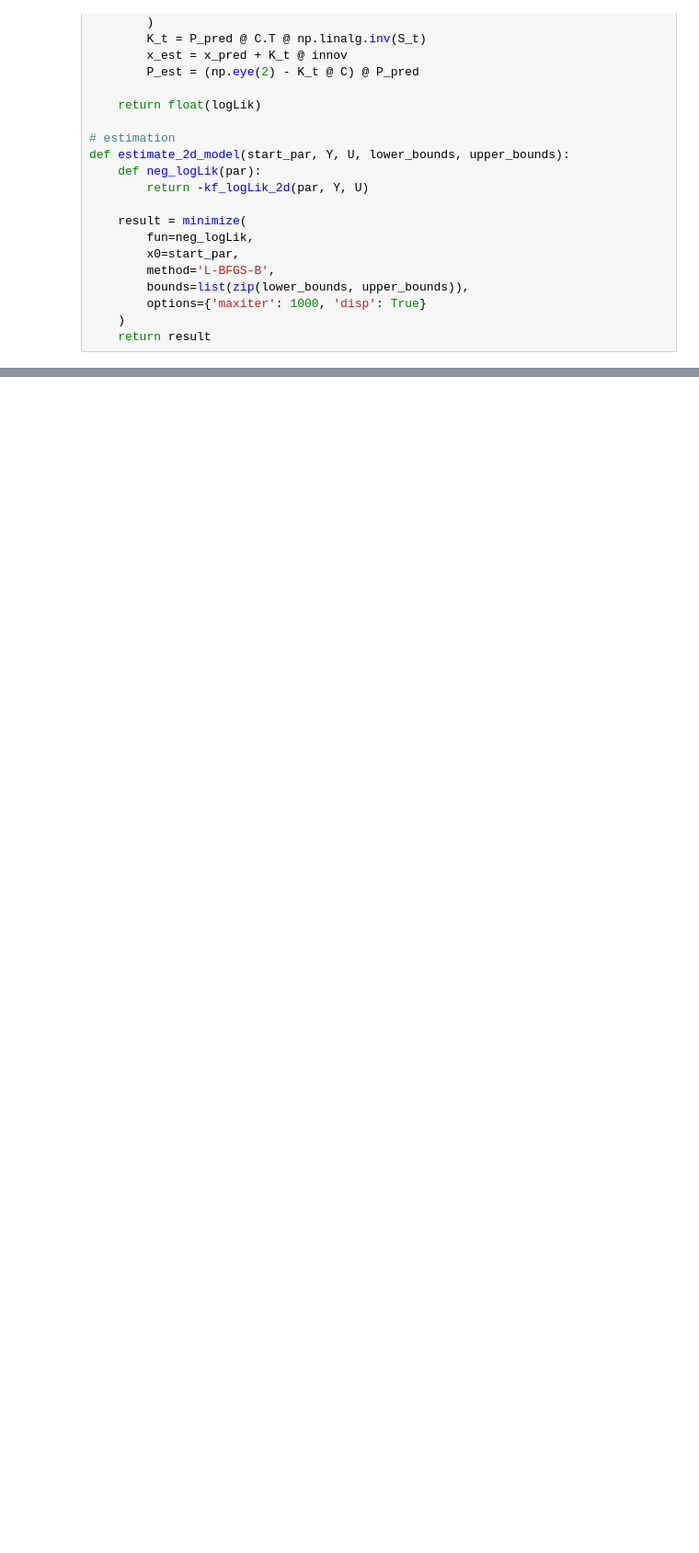
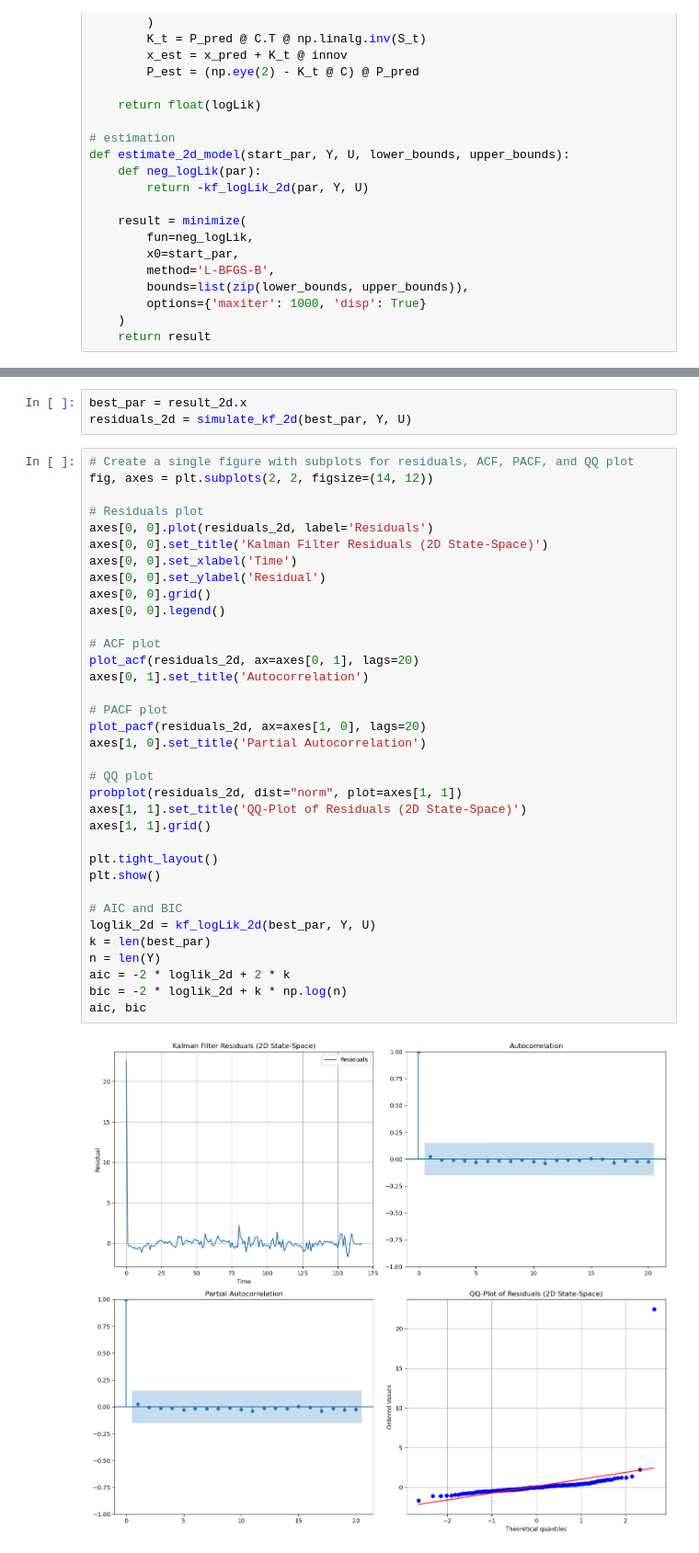
Before and after one commit to zosialenarczyk/time-series-analysis, a Jupyter notebook: assignment-4/param_estimation_state_space_model.ipynb, the cells around one changed output, grey strips where cells are left out. Shown: that part at 92% size. Cells and saved outputs as stored; diff of their text form; blank space fills up the shorter version.

```diff
--- a/assignment-4/param_estimation_state_space_model.ipynb
+++ b/assignment-4/param_estimation_state_space_model.ipynb
@@ -298,0 +304,40 @@ result_retry.x, result_retry.fun
+# %%
+best_par = result_2d.x
+residuals_2d = simulate_kf_2d(best_par, Y, U)
+# %%
+# Create a single figure with subplots for residuals, ACF, PACF, and QQ plot
+fig, axes = plt.subplots(2, 2, figsize=(14, 12))
+
+# Residuals plot
+axes[0, 0].plot(residuals_2d, label='Residuals')
+axes[0, 0].set_title('Kalman Filter Residuals (2D State-Space)')
+axes[0, 0].set_xlabel('Time')
+axes[0, 0].set_ylabel('Residual')
+axes[0, 0].grid()
+axes[0, 0].legend()
+
+# ACF plot
+plot_acf(residuals_2d, ax=axes[0, 1], lags=20)
+axes[0, 1].set_title('Autocorrelation')
+
+# PACF plot
+plot_pacf(residuals_2d, ax=axes[1, 0], lags=20)
+axes[1, 0].set_title('Partial Autocorrelation')
+
+# QQ plot
+probplot(residuals_2d, dist="norm", plot=axes[1, 1])
+axes[1, 1].set_title('QQ-Plot of Residuals (2D State-Space)')
+axes[1, 1].grid()
+
+plt.tight_layout()
+plt.show()
+
+# AIC and BIC
+loglik_2d = kf_logLik_2d(best_par, Y, U)
+k = len(best_par)
+n = len(Y)
+aic = -2 * loglik_2d + 2 * k
+bic = -2 * loglik_2d + k * np.log(n)
+aic, bic
+# %% [output]
+[figure, added]
```
Also changed, not shown: parts of 11 cells of this notebook.
